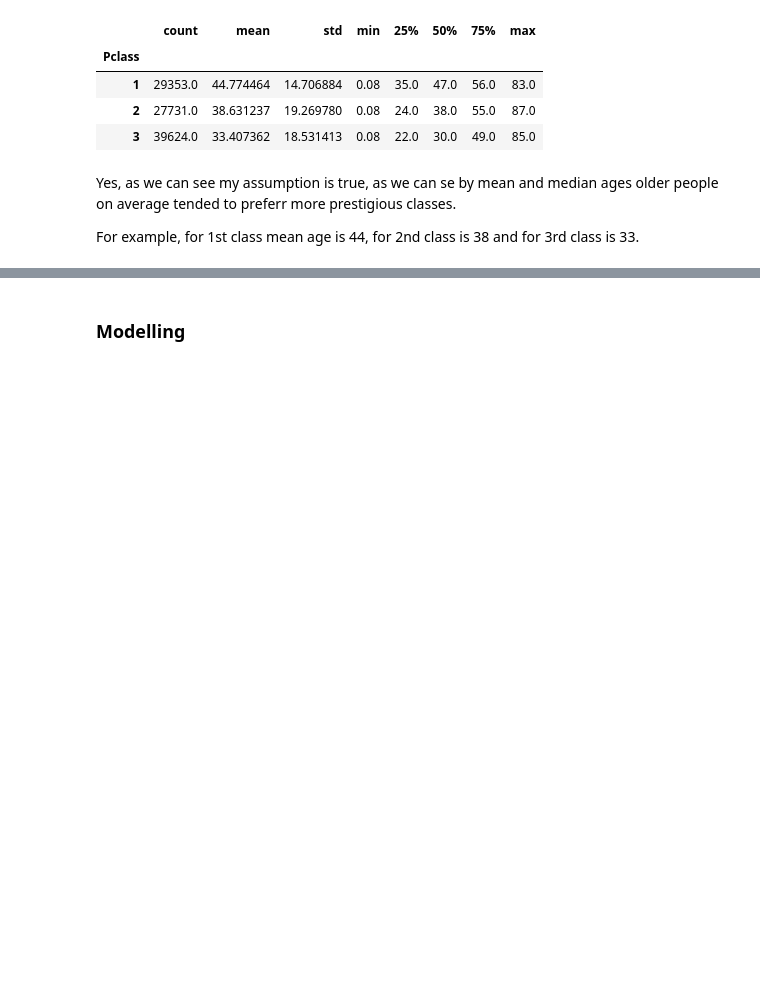
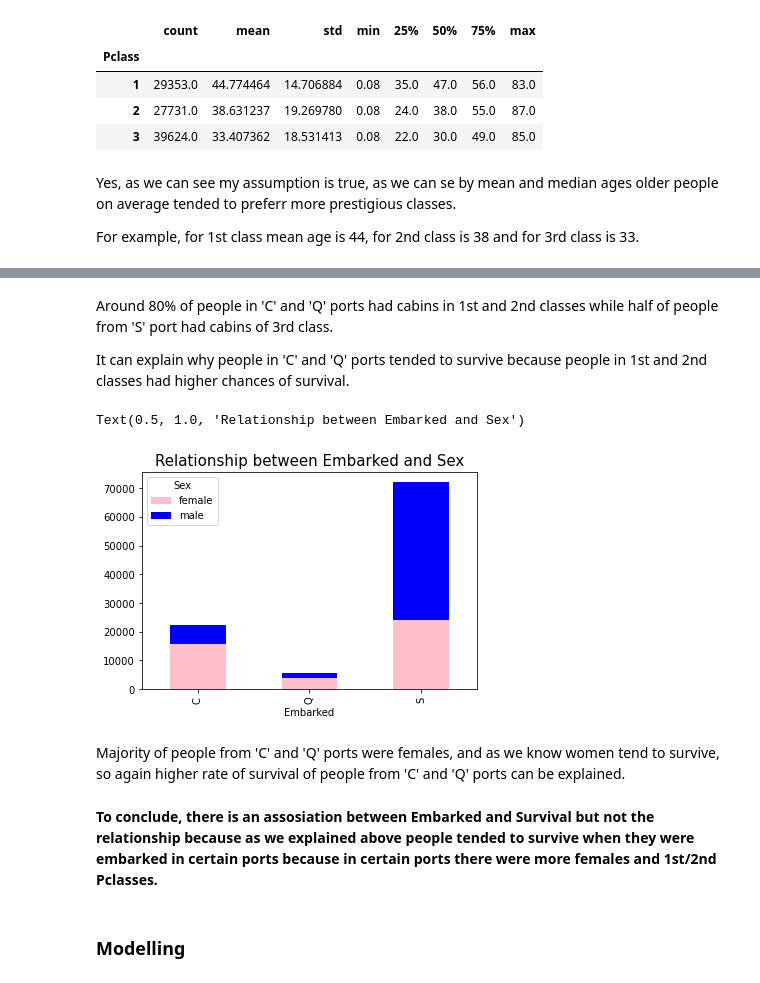
Before and after one commit to drnaida/rsschool-machine-learning-course, a Jupyter notebook: hw_classification.ipynb, the cells around one changed output, grey strips where cells are left out. Drawn from its saved outputs; the diff is of its cells as text; code cells hidden in the pictures; blank space fills up the shorter version.

```diff
--- a/hw_classification.ipynb
+++ b/hw_classification.ipynb
@@ -623,3 +643,18 @@ We could've gone even deeper into exploring Pclass here but I had already done i
+# %% [markdown]
+Around 80% of people in 'C' and 'Q' ports had cabins in 1st and 2nd classes while half of people from 'S' port had cabins of 3rd class.
+
+It can explain why people in 'C' and 'Q' ports tended to survive because people in 1st and 2nd classes had higher chances of survival.
+# %%
+df2 = data.groupby(['Embarked', 'Sex'])['Embarked'].count().unstack('Sex')
+df2[['female', 'male']].plot(kind='bar', stacked=True, color=['pink', 'blue'])
+plt.title('Relationship between Embarked and Sex', fontsize=15)
+# %% [output]
+Text(0.5, 1.0, 'Relationship between Embarked and Sex')
+[figure, added]
+# %% [markdown]
+Majority of people from 'C' and 'Q' ports were females, and as we know women tend to survive, so again higher rate of survival of people from 'C' and 'Q' ports can be explained.
+# %% [markdown]
+**To conclude, there is an assosiation between Embarked and Survival but not the relationship because as we explained above people tended to survive when they were embarked in certain ports because in certain ports there were more females and 1st/2nd Pclasses.**
 # %% [markdown]
 ### Modelling
 # %% [markdown]
```
Also changed, not shown: parts of 7 cells of this notebook.
